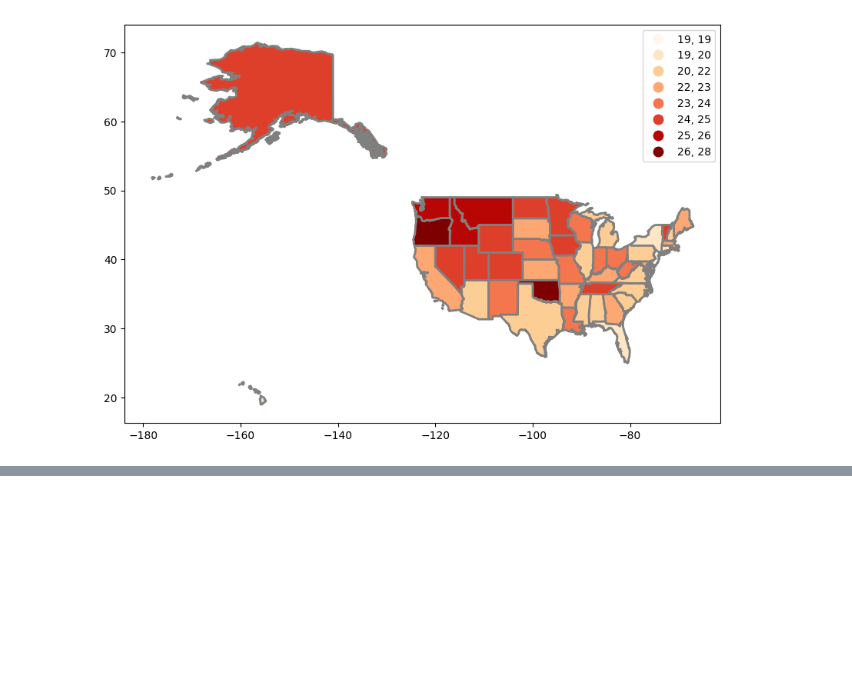
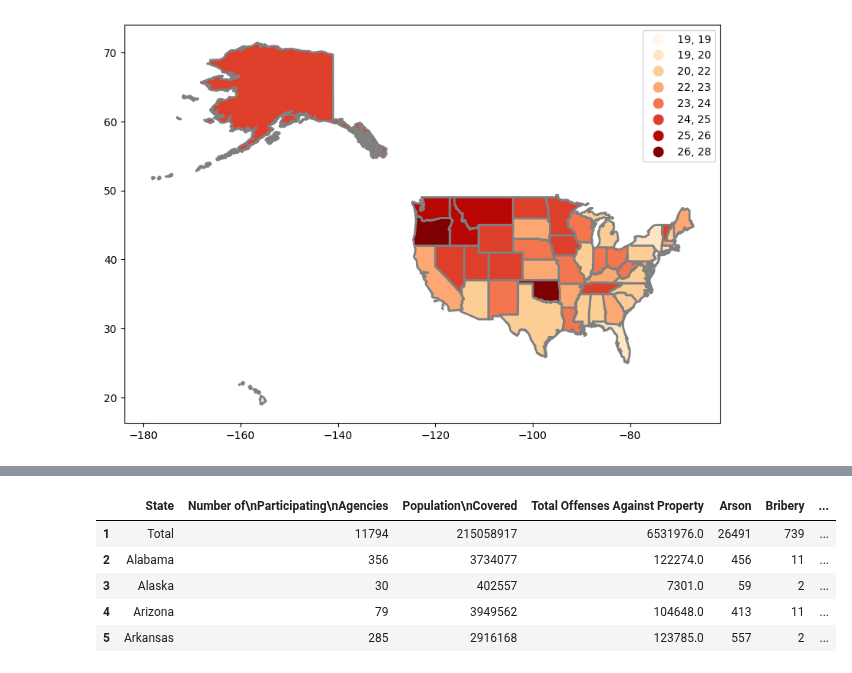
Before and after one commit to gauravshetty98/Analyzing-Statewise-Substance-Abuse-And-Its-Correalation, a Jupyter notebook: map_ps0.ipynb, the cells around one changed output, grey strips where cells are left out. Saved outputs shown, nothing was run; the diff lists cells and outputs as text; code cells hidden in the pictures; blank space fills up the shorter version.

```diff
--- a/map_ps0.ipynb
+++ b/map_ps0.ipynb
@@ -410,0 +538,12 @@ mental_health_map.plot(figsize=(10,12),column='18+',legend=True,cmap='OrRd',sche
+# %%
+crime_against_property.iloc[0,3] = "Total Offenses Against Property"
+crime_against_property.columns = crime_against_property.iloc[0,:]
+crime_against_property = crime_against_property.iloc[1:,:]
+crime_against_property.head()
+# %% [output]
+|  | State | Number of\nParticipating\nAgencies | Population\nCovered | Total Offenses Against Property | Arson | Bribery | ... |
+| 1 | Total | 11794 | 215058917 | 6531976.0 | 26491 | 739 | ... |
+| 2 | Alabama | 356 | 3734077 | 122274.0 | 456 | 11 | ... |
+| 3 | Alaska | 30 | 402557 | 7301.0 | 59 | 2 | ... |
+| 4 | Arizona | 79 | 3949562 | 104648.0 | 413 | 11 | ... |
+| 5 | Arkansas | 285 | 2916168 | 123785.0 | 557 | 2 | ... |
```
Also changed, not shown: parts of 24 cells of this notebook.
